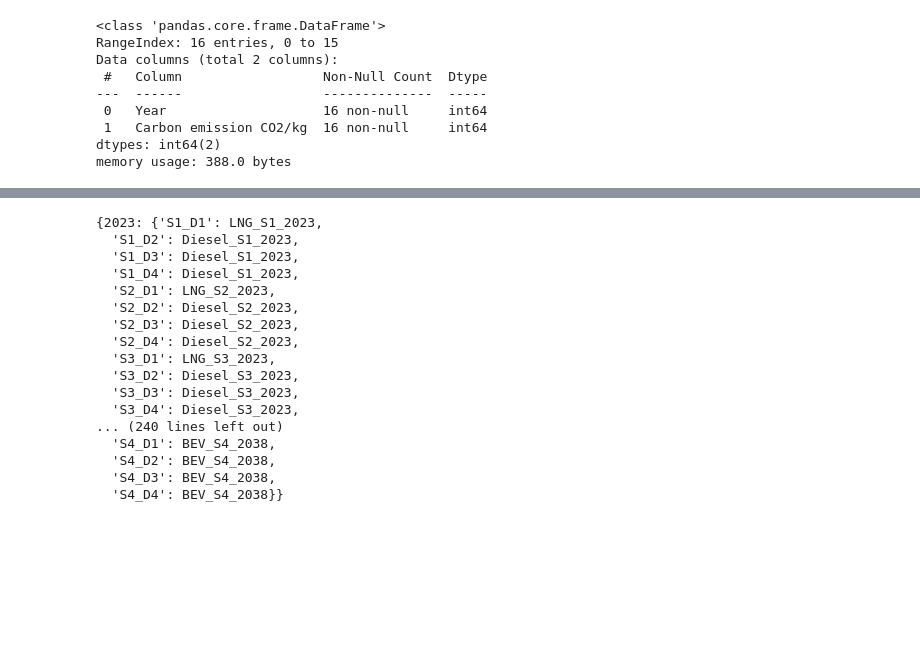
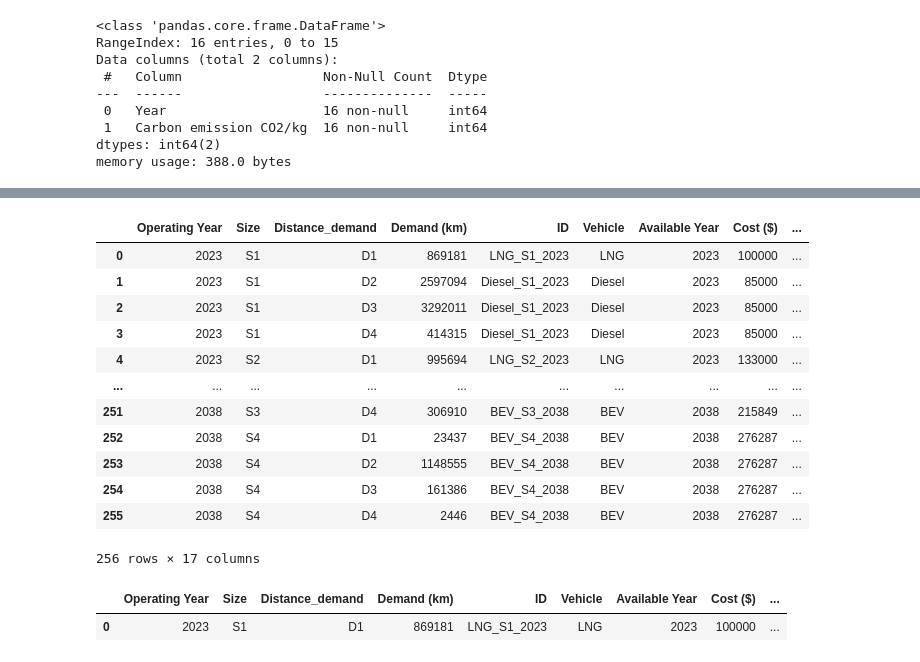
Before and after one commit to yashyaks/FleetStructureOptimization, a Jupyter notebook: lp.ipynb, the cells around one changed output, grey strips where cells are left out. Cells and saved outputs as stored; diff of their text form; code cells hidden in the pictures; blank space fills up the shorter version.

```diff
--- a/lp.ipynb
+++ b/lp.ipynb
@@ -209,20 +77,0 @@ for index, row in current_fleet.iterrows():
-# %%
-buy_vars
-# %% [output]
-{2023: {'S1_D1': LNG_S1_2023,
-  'S1_D2': Diesel_S1_2023,
-  'S1_D3': Diesel_S1_2023,
-  'S1_D4': Diesel_S1_2023,
-  'S2_D1': LNG_S2_2023,
-  'S2_D2': Diesel_S2_2023,
-  'S2_D3': Diesel_S2_2023,
-  'S2_D4': Diesel_S2_2023,
-  'S3_D1': LNG_S3_2023,
-  'S3_D2': Diesel_S3_2023,
-  'S3_D3': Diesel_S3_2023,
-  'S3_D4': Diesel_S3_2023,
-... (240 lines left out)
-  'S4_D1': BEV_S4_2038,
-  'S4_D2': BEV_S4_2038,
-  'S4_D3': BEV_S4_2038,
-  'S4_D4': BEV_S4_2038}}
@@ -277,0 +78,16 @@ model = create_objective_function(model, buy_vars, use_vars, sell_vars, vehicles
+# %%
+vehicles_df
+# %% [output]
+|  | Operating Year | Size | Distance_demand | Demand (km) | ID | Vehicle | Available Year | Cost ($) | ... |
+| 0 | 2023 | S1 | D1 | 869181 | LNG_S1_2023 | LNG | 2023 | 100000 | ... |
+| 1 | 2023 | S1 | D2 | 2597094 | Diesel_S1_2023 | Diesel | 2023 | 85000 | ... |
+| 2 | 2023 | S1 | D3 | 3292011 | Diesel_S1_2023 | Diesel | 2023 | 85000 | ... |
+| 3 | 2023 | S1 | D4 | 414315 | Diesel_S1_2023 | Diesel | 2023 | 85000 | ... |
+| 4 | 2023 | S2 | D1 | 995694 | LNG_S2_2023 | LNG | 2023 | 133000 | ... |
+| ... | ... | ... | ... | ... | ... | ... | ... | ... | ... |
+| 251 | 2038 | S3 | D4 | 306910 | BEV_S3_2038 | BEV | 2038 | 215849 | ... |
+| 252 | 2038 | S4 | D1 | 23437 | BEV_S4_2038 | BEV | 2038 | 276287 | ... |
+| 253 | 2038 | S4 | D2 | 1148555 | BEV_S4_2038 | BEV | 2038 | 276287 | ... |
+| 254 | 2038 | S4 | D3 | 161386 | BEV_S4_2038 | BEV | 2038 | 276287 | ... |
+| 255 | 2038 | S4 | D4 | 2446 | BEV_S4_2038 | BEV | 2038 | 276287 | ... |
+256 rows × 17 columns
@@ -277,0 +98,5 @@ model = create_objective_function(model, buy_vars, use_vars, sell_vars, vehicles
+# %%
+row
+# %% [output]
+|  | Operating Year | Size | Distance_demand | Demand (km) | ID | Vehicle | Available Year | Cost ($) | ... |
+| 0 | 2023 | S1 | D1 | 869181 | LNG_S1_2023 | LNG | 2023 | 100000 | ... |
```
Also changed, not shown: parts of 13 cells of this notebook, 4 other files.
